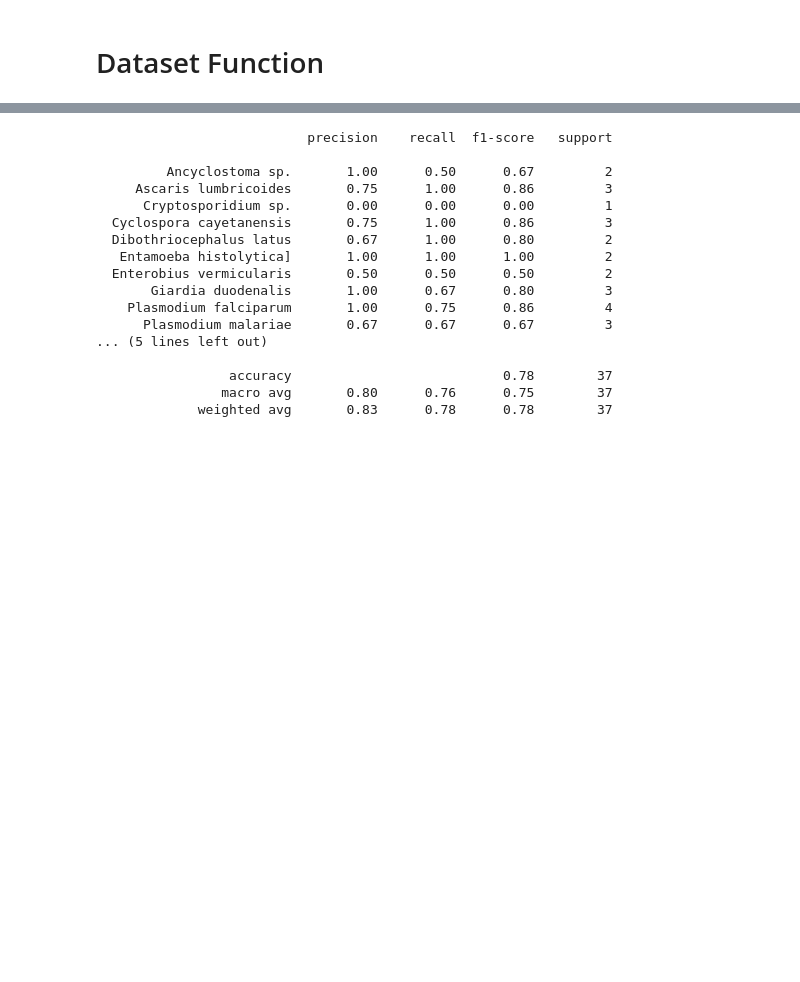
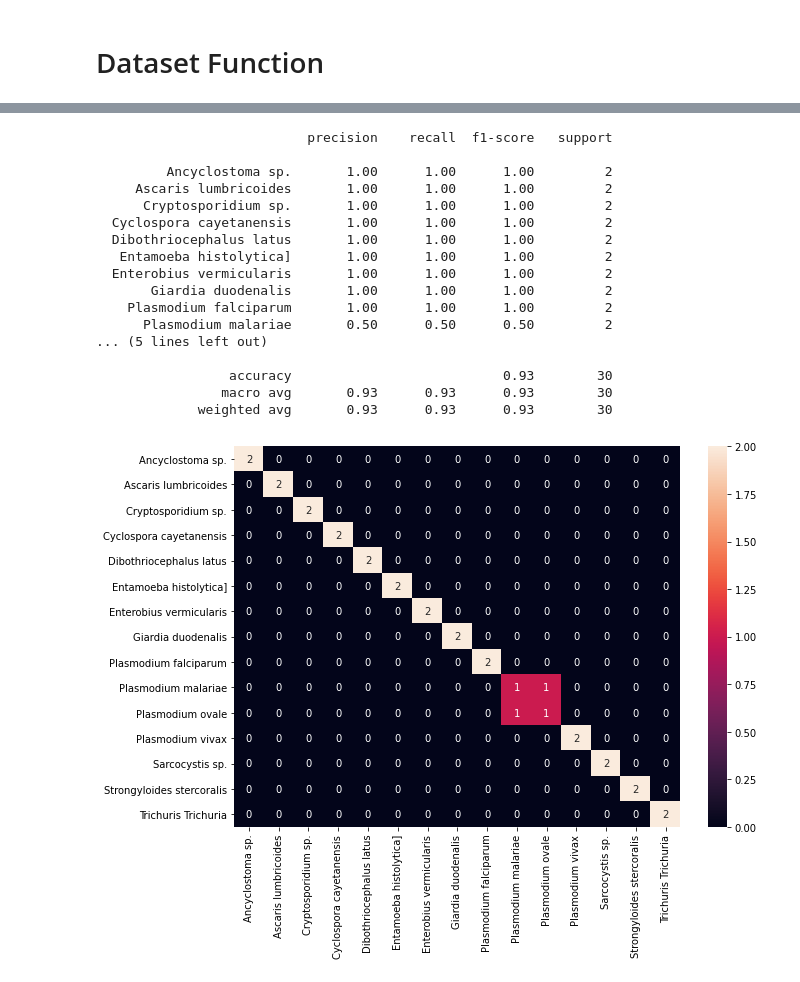
Before and after one commit to AmbiTyga/Bio-VI-BERT, a Jupyter notebook: Pre_trained_Image_Transformer.ipynb, the cells around one changed output, grey strips where cells are left out. Drawn from its saved outputs; the diff is of its cells as text; code cells hidden in the pictures; blank space fills up the shorter version.

```diff
--- a/Pre_trained_Image_Transformer.ipynb
+++ b/Pre_trained_Image_Transformer.ipynb
@@ -199,9 +208,9 @@ val_transformer = transforms.Compose([
 # %%
 train_dataset = SpeciesDataset('/content/train.csv',transform=train_transformer)
-train_loader = torch.utils.data.DataLoader(train_dataset,batch_size=25)
+train_loader = torch.utils.data.DataLoader(train_dataset,batch_size=4)
 
 val_dataset = SpeciesDataset('/content/val.csv',transform=val_transformer)
-val_loader = torch.utils.data.DataLoader(val_dataset,batch_size=37)
+val_loader = torch.utils.data.DataLoader(val_dataset,batch_size=30)
 # %%
 model = timm.models.vision_transformer.vit_base_patch16_224_in21k(pretrained=True,num_classes = 15,attn_drop_rate=0.1)
 # %% [output]
@@ -208,0 +219,2 @@ Removing representation layer for fine-tuning.
+# %%
+model.load_state_dict(torch.load('vit.bin'))
@@ -209,17 +223,17 @@ Removing representation layer for fine-tuning.
 # %%
-device = torch.device('cuda')
+# device = torch.device('cuda')
 optim = torch.optim.Adam(filter(lambda p: p.requires_grad, model.parameters()),lr = 1e-4)
-loss_fn = nn.CrossEntropyLoss().to(device)
-es = EarlyStopping(patience = 3)
+# loss_fn = nn.CrossEntropyLoss().to(device)
+es = EarlyStopping(patience = 10)
+es.best = 0.973
 
 model.cuda()
 
-train_losses = []
-train_accs = []
-val_losses = []
-val_accs = []
-es.best = 0.897
-for epoch in range(50):
+# train_losses = []
+# train_accs = []
+# val_losses = []
+# val_accs = []
+for epoch in range(100):
   train_epoch_loss = 0
   train_epoch_acc = 0
   model.train()
@@ -238,7 +252,6 @@ for epoch in range(50):
     num_corrects = (prediction.argmax(dim=1).view(target.size()).data == target.data).sum()
     acc = 100.0 * (num_corrects/target.size(0))
     loss.backward()
-    # clip_gradient(model, 1e-1)
     optim.step()
     steps += 1
 
@@ -299,5 +320,5 @@ Epoch: 03, Train Loss: 0.031, Train Acc: 100.00%, Val. Loss: 1.024307, Val. Acc:
 # %%
-from sklearn.metrics import classification_report
+from sklearn.metrics import classification_report, confusion_matrix
 
 model.load_state_dict(torch.load('vit.bin'))
 model.cuda()
@@ -315,18 +336,30 @@ print(classification_report(target,prediction,target_names=val_dataset.LE.classe
 # %% [output]
                            precision    recall  f1-score   support
 
-         Ancyclostoma sp.       1.00      0.50      0.67         2
-     Ascaris lumbricoides       0.75      1.00      0.86         3
-      Cryptosporidium sp.       0.00      0.00      0.00         1
-  Cyclospora cayetanensis       0.75      1.00      0.86         3
-  Dibothriocephalus latus       0.67      1.00      0.80         2
+         Ancyclostoma sp.       1.00      1.00      1.00         2
+     Ascaris lumbricoides       1.00      1.00      1.00         2
+      Cryptosporidium sp.       1.00      1.00      1.00         2
+  Cyclospora cayetanensis       1.00      1.00      1.00         2
+  Dibothriocephalus latus       1.00      1.00      1.00         2
    Entamoeba histolytica]       1.00      1.00      1.00         2
-  Enterobius vermicularis       0.50      0.50      0.50         2
-       Giardia duodenalis       1.00      0.67      0.80         3
-    Plasmodium falciparum       1.00      0.75      0.86         4
-      Plasmodium malariae       0.67      0.67      0.67         3
+  Enterobius vermicularis       1.00      1.00      1.00         2
+       Giardia duodenalis       1.00      1.00      1.00         2
+    Plasmodium falciparum       1.00      1.00      1.00         2
+      Plasmodium malariae       0.50      0.50      0.50         2
 ... (5 lines left out)
 
-                 accuracy                           0.78        37
-                macro avg       0.80      0.76      0.75        37
-             weighted avg       0.83      0.78      0.78        37
+                 accuracy                           0.93        30
+                macro avg       0.93      0.93      0.93        30
+             weighted avg       0.93      0.93      0.93        30
+# %%
+import seaborn as sn
+import pandas as pd
+import matplotlib.pyplot as plt
+confusion = confusion_matrix(target,prediction)
+df_cm = pd.DataFrame(confusion, index = val_dataset.LE.classes_,
+                  columns = val_dataset.LE.classes_)
+plt.figure(figsize = (10,7))
+sn.heatmap(df_cm, annot=True)
+plt.show()
+# %% [output]
+[figure, added]
```
Also changed, not shown: parts of 9 cells of this notebook.
